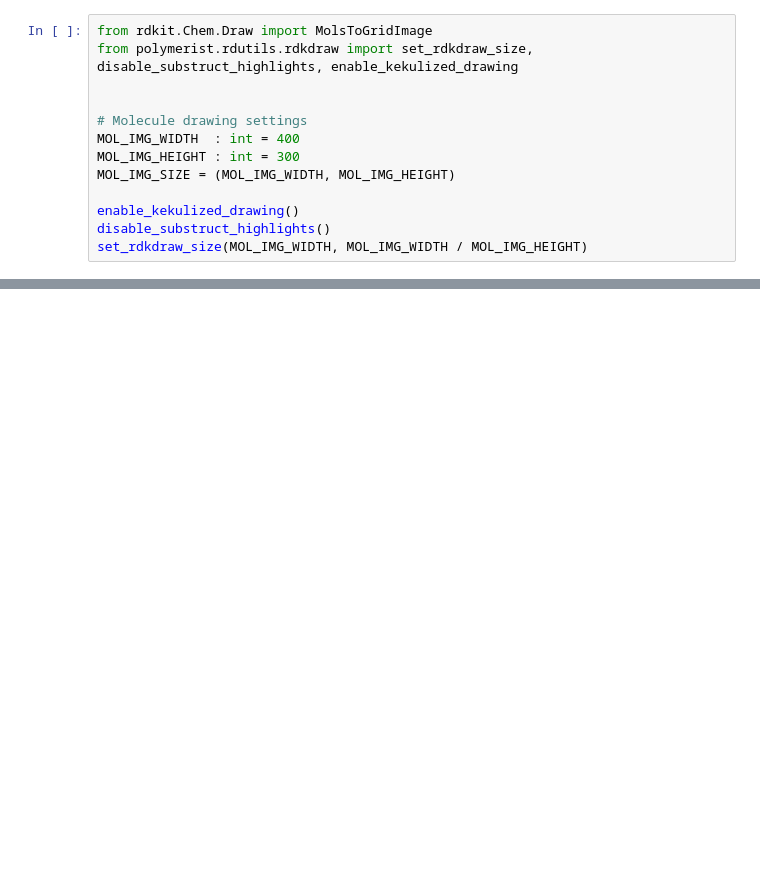
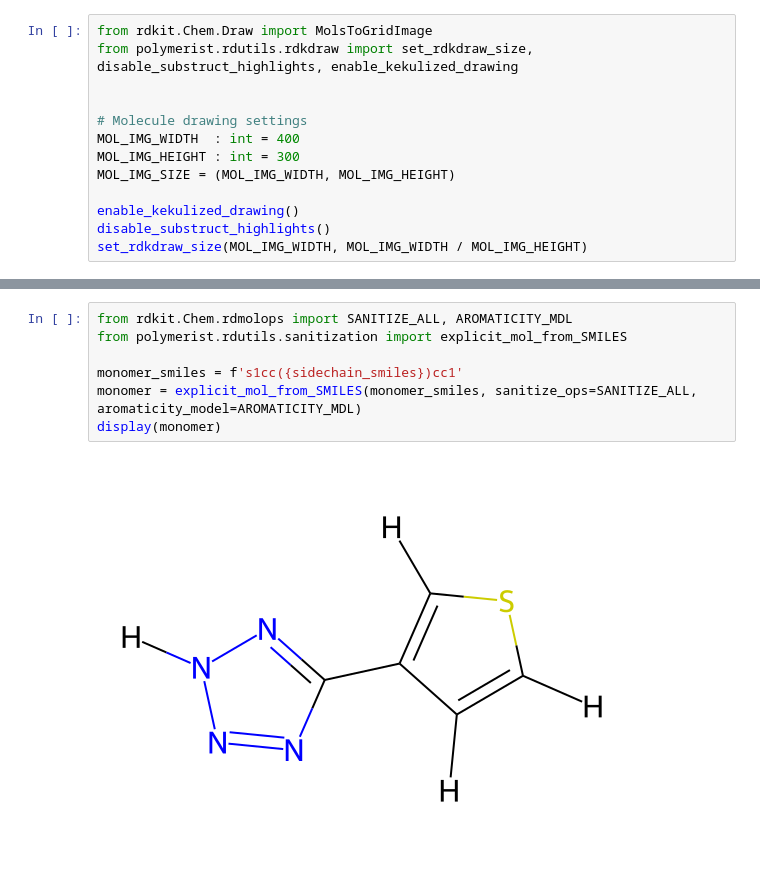
Before and after one commit to timbernat/polymerist_examples, a Jupyter notebook: 1-polymerization/4-functionalized_polythiophenes.ipynb, the cells around one changed output, grey strips where cells are left out. Cells and saved outputs as stored; diff of their text form; blank space fills up the shorter version.

Commit message:
Updated funcationalized polythiophene demo to modern polymerist

```diff
--- a/1-polymerization/4-functionalized_polythiophenes.ipynb
+++ b/1-polymerization/4-functionalized_polythiophenes.ipynb
@@ -221,0 +43,9 @@ mbmol_to_openmm_pdb(polymer_path, polymer)
+# %%
+from rdkit.Chem.rdmolops import SANITIZE_ALL, AROMATICITY_MDL
+from polymerist.rdutils.sanitization import explicit_mol_from_SMILES
+
+monomer_smiles = f's1cc({sidechain_smiles})cc1'
+monomer = explicit_mol_from_SMILES(monomer_smiles, sanitize_ops=SANITIZE_ALL, aromaticity_model=AROMATICITY_MDL)
+display(monomer)
+# %% [output]
+[figure, added]
```
Also changed, not shown: parts of 38 cells of this notebook.
